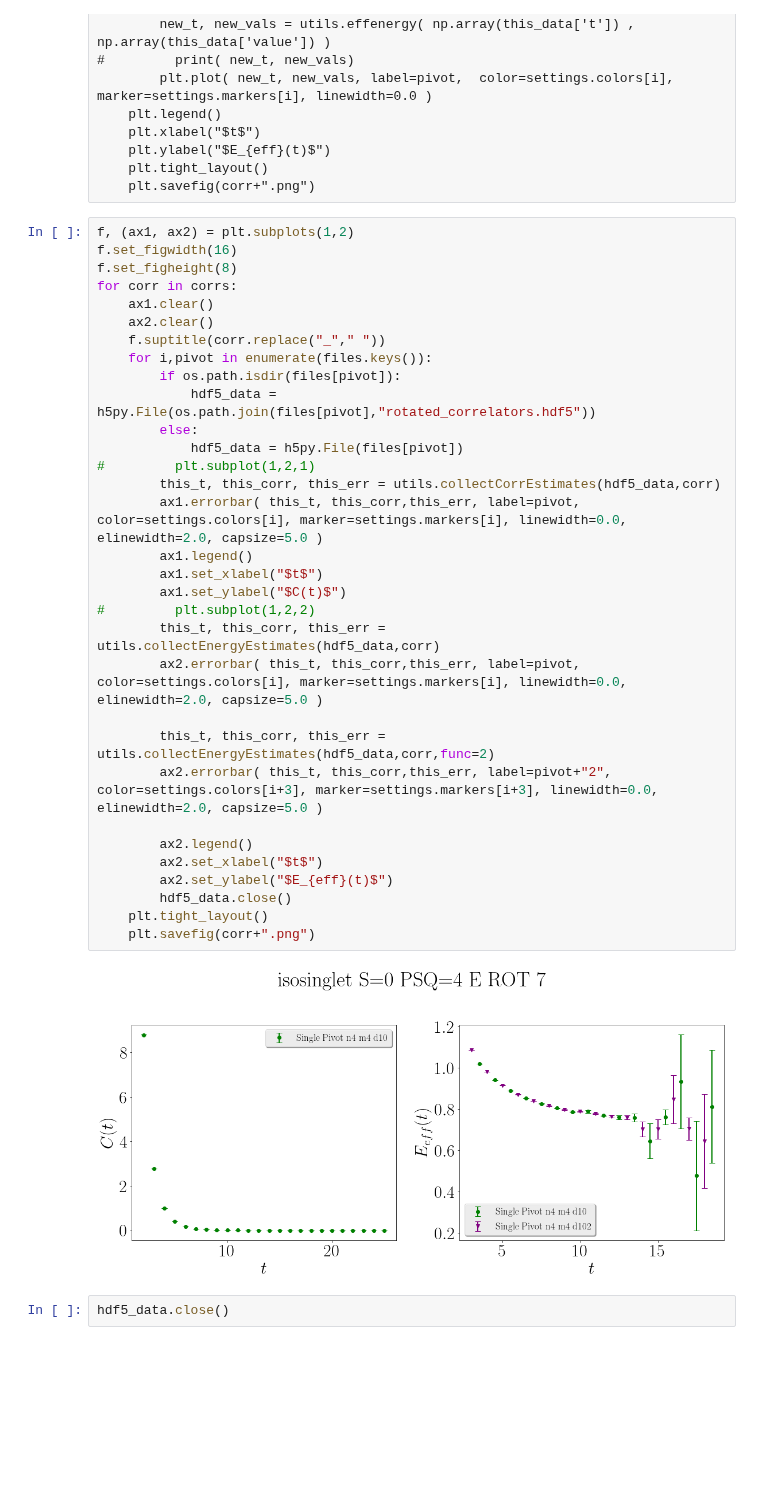
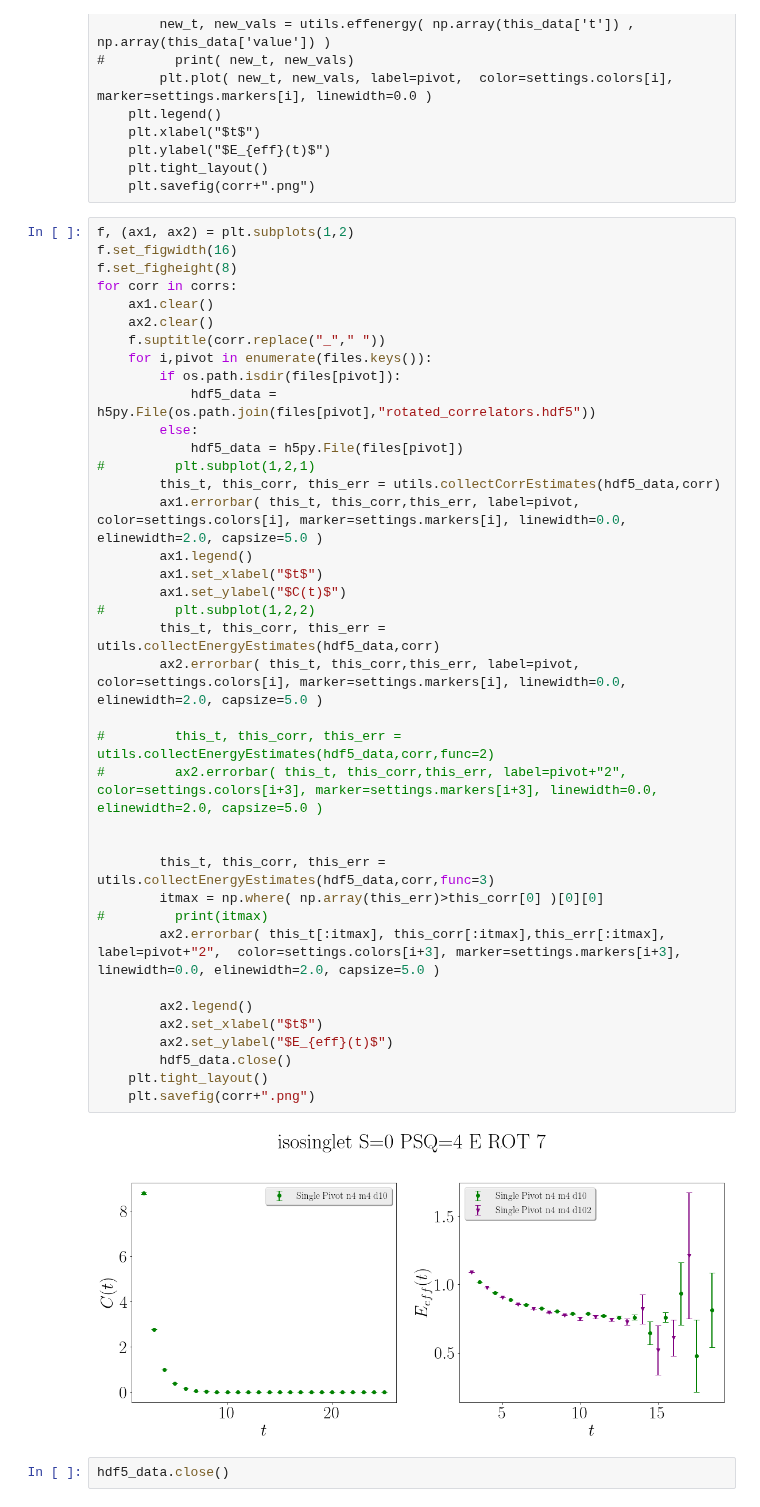
Before and after one commit to xinucode/sigmond_python_plots, a Jupyter notebook: compare_correlators/compare_correlators.ipynb, the cells around one changed output. Saved outputs shown, nothing was run; the diff lists cells and outputs as text; blank space fills up the shorter version.

```diff
--- a/compare_correlators/compare_correlators.ipynb
+++ b/compare_correlators/compare_correlators.ipynb
@@ -153,35 +153,41 @@ for corr in data.keys():
 f, (ax1, ax2) = plt.subplots(1,2)
 f.set_figwidth(16)
 f.set_figheight(8)
 for corr in corrs:
     ax1.clear()
     ax2.clear()
     f.suptitle(corr.replace("_"," "))
     for i,pivot in enumerate(files.keys()):
         if os.path.isdir(files[pivot]):
             hdf5_data = h5py.File(os.path.join(files[pivot],"rotated_correlators.hdf5"))
         else:
             hdf5_data = h5py.File(files[pivot])
 #         plt.subplot(1,2,1)
         this_t, this_corr, this_err = utils.collectCorrEstimates(hdf5_data,corr)
         ax1.errorbar( this_t, this_corr,this_err, label=pivot,  color=settings.colors[i], marker=settings.markers[i], linewidth=0.0, elinewidth=2.0, capsize=5.0 )
         ax1.legend()
         ax1.set_xlabel("$t$")
         ax1.set_ylabel("$C(t)$")
 #         plt.subplot(1,2,2)
         this_t, this_corr, this_err = utils.collectEnergyEstimates(hdf5_data,corr)
         ax2.errorbar( this_t, this_corr,this_err, label=pivot,  color=settings.colors[i], marker=settings.markers[i], linewidth=0.0, elinewidth=2.0, capsize=5.0 )
 
-        this_t, this_corr, this_err = utils.collectEnergyEstimates(hdf5_data,corr,func=2)
-        ax2.errorbar( this_t, this_corr,this_err, label=pivot+"2",  color=settings.colors[i+3], marker=settings.markers[i+3], linewidth=0.0, elinewidth=2.0, capsize=5.0 )
+#         this_t, this_corr, this_err = utils.collectEnergyEstimates(hdf5_data,corr,func=2)
+#         ax2.errorbar( this_t, this_corr,this_err, label=pivot+"2",  color=settings.colors[i+3], marker=settings.markers[i+3], linewidth=0.0, elinewidth=2.0, capsize=5.0 )
+
+
+        this_t, this_corr, this_err = utils.collectEnergyEstimates(hdf5_data,corr,func=3)
+        itmax = np.where( np.array(this_err)>this_corr[0] )[0][0]
+#         print(itmax)
+        ax2.errorbar( this_t[:itmax], this_corr[:itmax],this_err[:itmax], label=pivot+"2",  color=settings.colors[i+3], marker=settings.markers[i+3], linewidth=0.0, elinewidth=2.0, capsize=5.0 )
 
         ax2.legend()
         ax2.set_xlabel("$t$")
         ax2.set_ylabel("$E_{eff}(t)$")
         hdf5_data.close()
     plt.tight_layout()
     plt.savefig(corr+".png")
 # %% [output]
-[figure, old version]
+[figure, new version]
 # %%
 hdf5_data.close()
```
Also changed, not shown: 5 other files.
